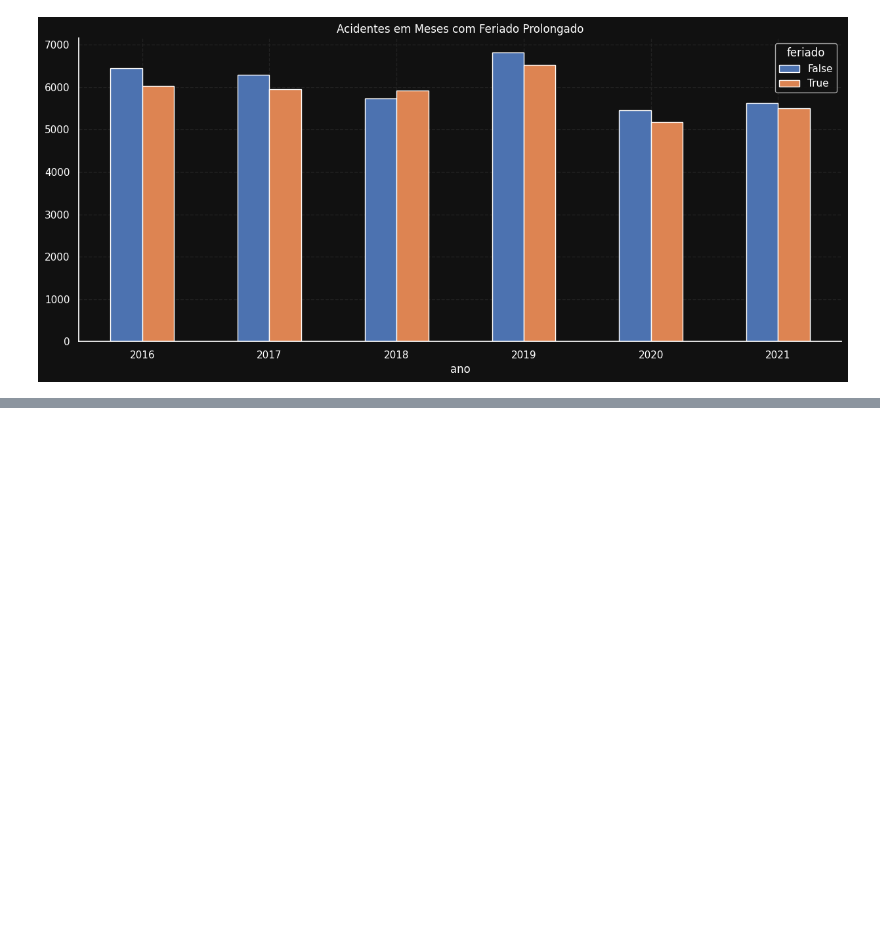
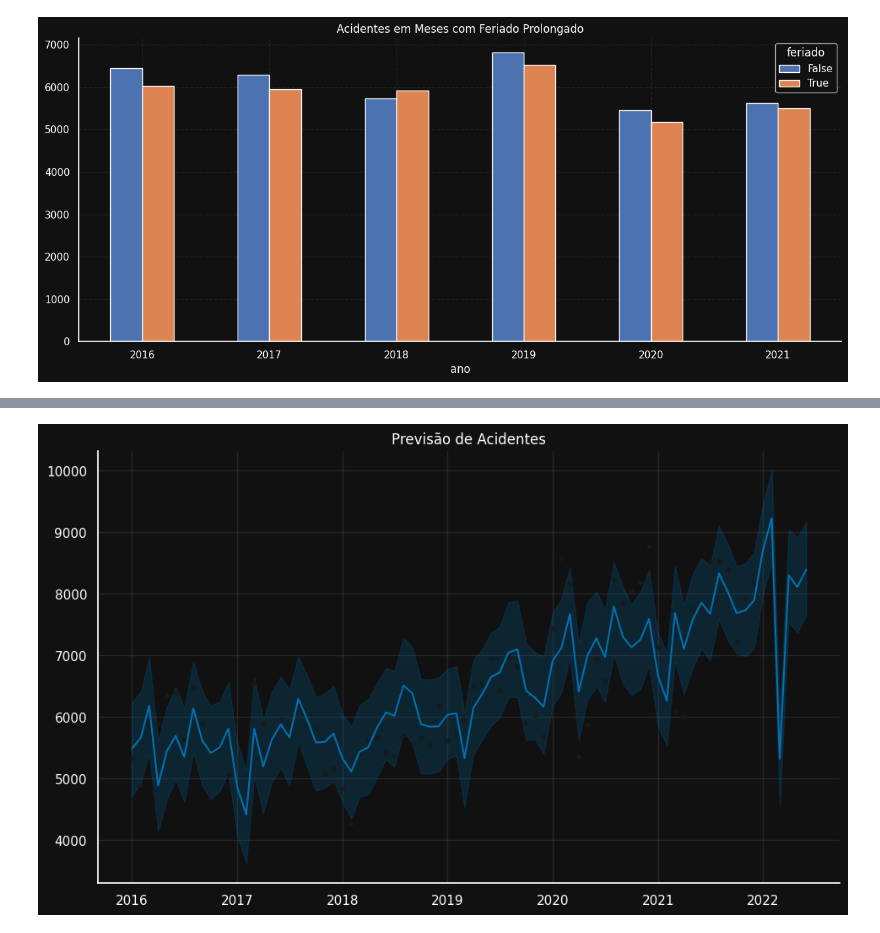
Before and after one commit to redsonlopez/accidata, a Jupyter notebook: notebooks/eda.ipynb, the cells around one changed output, grey strips where cells are left out. Drawn from its saved outputs; the diff is of its cells as text; code cells hidden in the pictures; blank space fills up the shorter version.

```diff
--- a/notebooks/eda.ipynb
+++ b/notebooks/eda.ipynb
@@ -197,3 +197,39 @@ df.groupby(['ano', 'feriado'])['numero_boletim'].nunique().unstack().plot(kind='
 plt.xticks(rotation=0);
 # %% [output]
 [figure]
+# %%
+from prophet import Prophet
+
+# Supondo que você tem uma coluna 'Data' com as datas dos acidentes
+acidentes_mensais = df.groupby(df['data'].dt.to_period('M')).size().reset_index(name='acidentes')
+acidentes_mensais['data'] = acidentes_mensais['data'].dt.to_timestamp()
+
+# Renomeando colunas para o Prophet
+acidentes_mensais = acidentes_mensais.rename(columns={'data': 'ds', 'acidentes': 'y'})
+
+# Criando e ajustando o modelo
+modelo = Prophet()
+modelo.fit(acidentes_mensais)
+
+# Fazendo a previsão para os próximos 6 meses
+futuro = modelo.make_future_dataframe(periods=6, freq='ME')
+previsao = modelo.predict(futuro)
+
+# Visualizando
+def personalizar_grafico(fig, cor_fundo="#111", cor_texto="white", ocultar_labels=True):
+    ax = fig.gca()
+    ax.tick_params(axis='x', colors=cor_texto)
+    ax.tick_params(axis='y', colors=cor_texto)
+    ax.title.set_color(cor_texto)
+    ax.set_facecolor(cor_fundo)
+    fig.patch.set_facecolor(cor_fundo)
+    if ocultar_labels:
+        ax.set_xlabel('')
+        ax.set_ylabel('')
+    plt.show()
+
+# Visualizando
+fig = modelo.plot(previsao)
+plt.title("Previsão de Acidentes")
+personalizar_grafico(fig)
+# %% [output]
@@ -199,0 +238 @@ plt.xticks(rotation=0);
+[figure, added]
```
Also changed, not shown: parts of 3 cells of this notebook, 5 other files.
